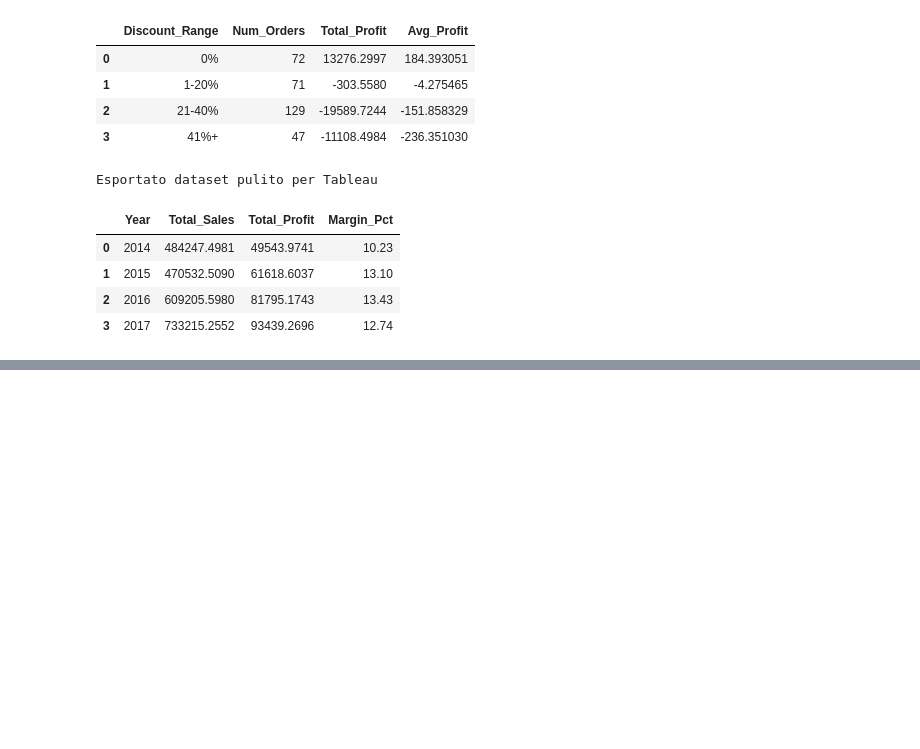
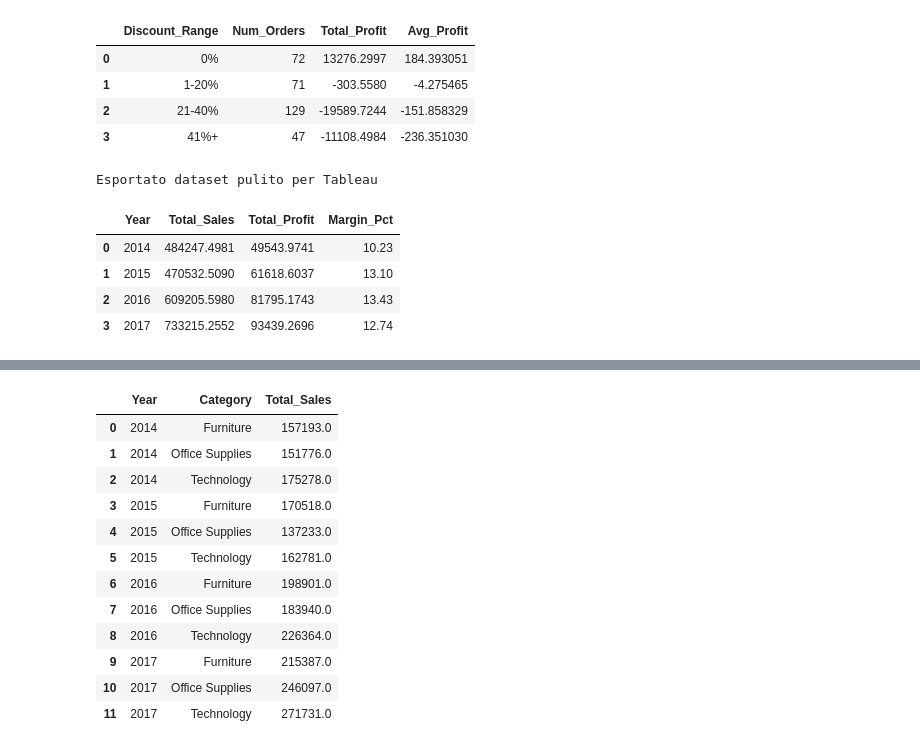
Before and after one commit to adamljouad/vendite_supermercato, a Jupyter notebook: analysis.ipynb, the cells around one changed output, grey strips where cells are left out. Saved outputs shown, nothing was run; the diff lists cells and outputs as text; code cells hidden in the pictures; blank space fills up the shorter version.

```diff
--- a/analysis.ipynb
+++ b/analysis.ipynb
@@ -210,0 +228,24 @@ pd.read_sql_query(query, conn)
+# %%
+query = """
+SELECT [Order Year] as Year, Category,
+       ROUND(SUM(Sales), 0) as Total_Sales
+FROM sales
+GROUP BY Year, Category
+ORDER BY Year, Category
+"""
+
+pd.read_sql_query(query, conn)
+# %% [output]
+|  | Year | Category | Total_Sales |
+| 0 | 2014 | Furniture | 157193.0 |
+| 1 | 2014 | Office Supplies | 151776.0 |
+| 2 | 2014 | Technology | 175278.0 |
+| 3 | 2015 | Furniture | 170518.0 |
+| 4 | 2015 | Office Supplies | 137233.0 |
+| 5 | 2015 | Technology | 162781.0 |
+| 6 | 2016 | Furniture | 198901.0 |
+| 7 | 2016 | Office Supplies | 183940.0 |
+| 8 | 2016 | Technology | 226364.0 |
+| 9 | 2017 | Furniture | 215387.0 |
+| 10 | 2017 | Office Supplies | 246097.0 |
+| 11 | 2017 | Technology | 271731.0 |
```
Also changed, not shown: parts of 2 cells of this notebook.
